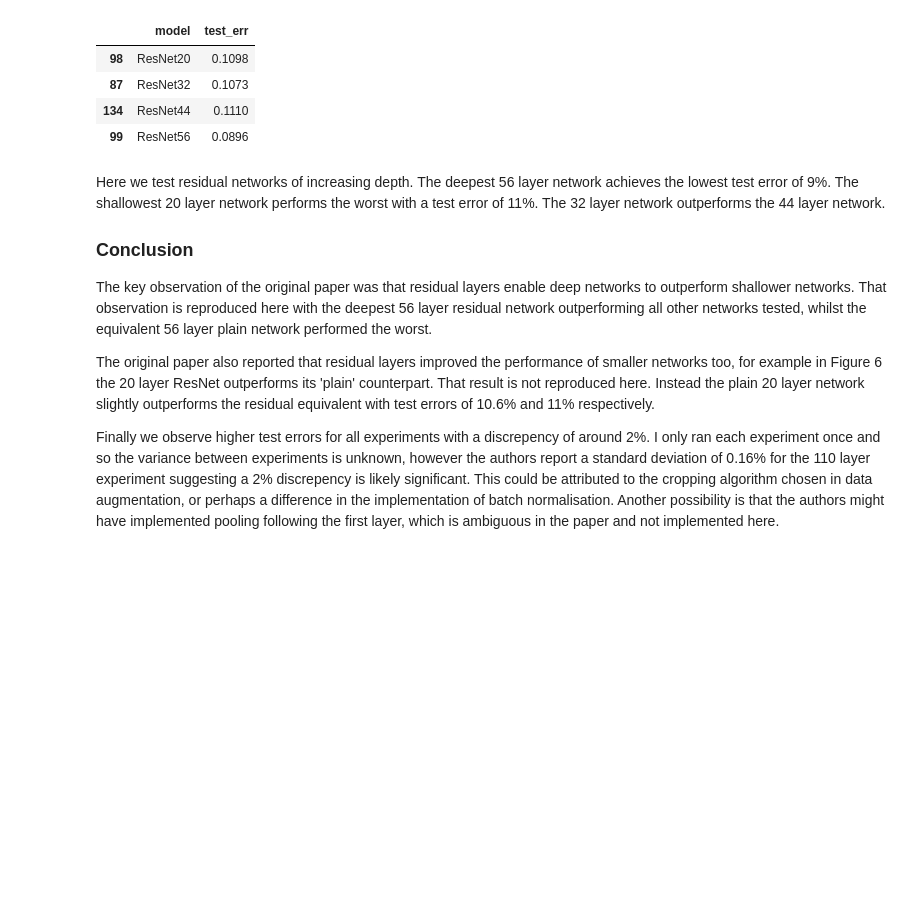
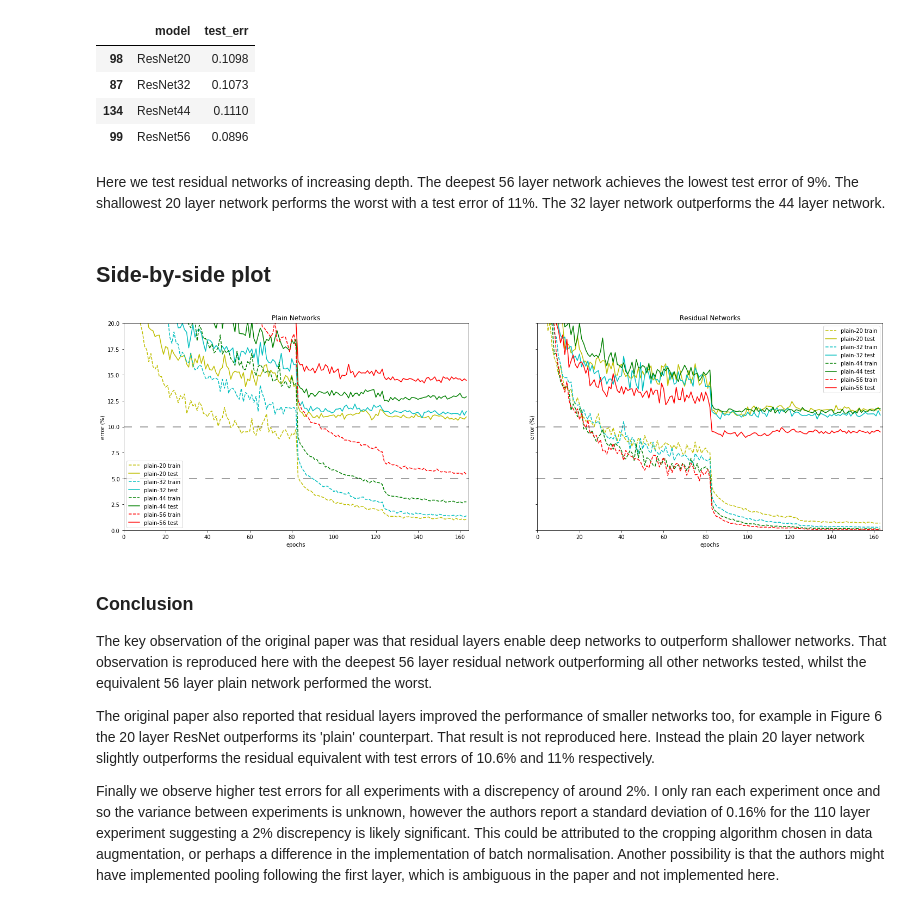
Before and after one commit to a-martyn/resnet, a Jupyter notebook: experiments-cifar10.ipynb, the cells around one changed output. Cells and saved outputs as stored; diff of their text form; code cells hidden in the pictures; blank space fills up the shorter version.

```diff
--- a/experiments-cifar10.ipynb
+++ b/experiments-cifar10.ipynb
@@ -443,10 +443,41 @@ display(bests_df[['model', 'test_err']])
 | 87 | ResNet32 | 0.1073 |
 | 134 | ResNet44 | 0.1110 |
 | 99 | ResNet56 | 0.0896 |
+# %% [markdown]
+Here we test residual networks of increasing depth. The deepest 56 layer network achieves the lowest test error of 9%. The shallowest 20 layer network performs the worst with a test error of 11%. The 32 layer network outperforms the 44 layer network.
+# %% [markdown]
+## Side-by-side plot
+# %%
+ns  = [3, 5, 7, 9]
+clr = ['y', 'c', 'g', 'r']
+
+
+f, (ax1, ax2) = plt.subplots(1, 2, sharey=True, figsize=(25, 7))
+
+plainnet_dfs = [pd.read_csv(f'results/plainnet{6*n+2}.csv') for n in ns]
+resnet_dfs = [pd.read_csv(f'results/resnet{6*n+2}.csv') for n in ns]
+
+def plot_results(dfs, ax, title):
+    ax.axis([0, 164, 0, 20])
+
+    for i in range(len(ns)):
+        ax.plot(dfs[i]['epoch'], dfs[i]['train_err']*100, f'{clr[i]}--',
+                 label=f'plain-{6*ns[i]+2} train')
+        ax.plot(dfs[i]['epoch'], dfs[i]['test_err']*100, f'{clr[i]}',
+                 label=f'plain-{6*ns[i]+2} test')
+
+    ax.set_title(title)
+    ax.legend(loc='bottom left')
+    ax.set_xlabel('epochs')
+    ax.set_ylabel('error (%)')
+    ax.axhline(10, color='black', alpha=0.5, dashes=(10., 10.))
+    ax.axhline(5, color='black', alpha=0.5, dashes=(10., 10.));
+
+plot_results(plainnet_dfs, ax1, 'Plain Networks')
+plot_results(resnet_dfs, ax2, 'Residual Networks')
+# %% [output]
+[figure, added]
 # %% [markdown]
-Here we test residual networks of increasing depth. The deepest 56 layer network achieves the lowest test error of 9%. The shallowest 20 layer network performs the worst with a test error of 11%. The 32 layer network outperforms the 44 layer network.
-
-
 ### Conclusion
 
 The key observation of the original paper was that residual layers enable deep networks to outperform shallower networks. That observation is reproduced here with the deepest 56 layer residual network outperforming all other networks tested, whilst the equivalent 56 layer plain network performed the worst.
```
Also changed, not shown: parts of 3 cells of this notebook, 1 other file.
